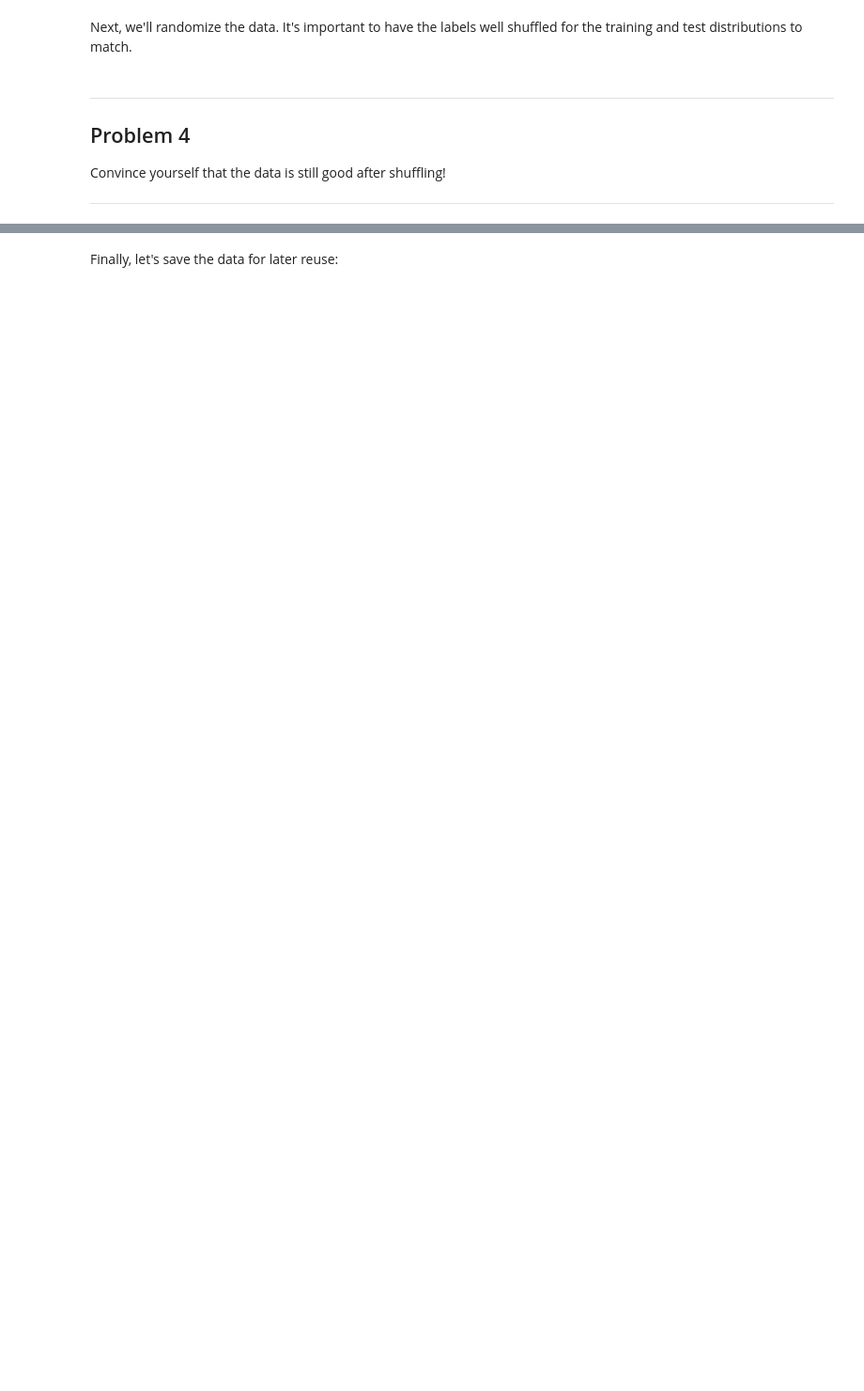
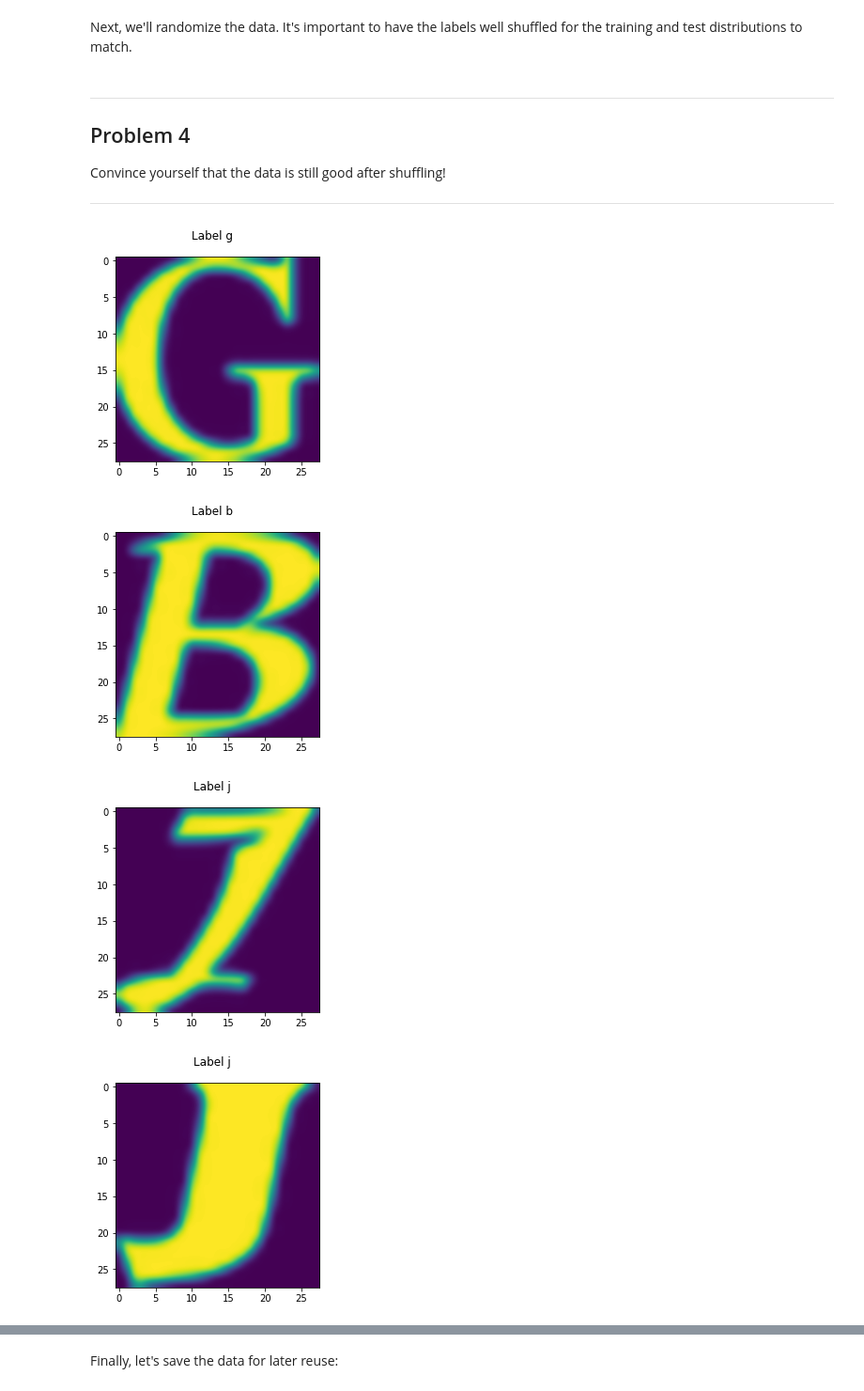
Before and after one commit to radpet/stuff, a Jupyter notebook: fmi-dnn/assignment2/1_notmnist.ipynb, the cells around one changed output, grey strips where cells are left out. Shown at 94% size. Cells and saved outputs as stored; diff of their text form; code cells hidden in the pictures; blank space fills up the shorter version.

```diff
--- a/fmi-dnn/assignment2/1_notmnist.ipynb
+++ b/fmi-dnn/assignment2/1_notmnist.ipynb
@@ -318,3 +373,13 @@ Problem 4
 Convince yourself that the data is still good after shuffling!
 
 ---
+# %%
+for i in range(15):
+    random_idx = np.random.randint(train_labels.shape[0])
+    label = chr(ord('a') + train_labels[random_idx])
+    display_img(train_dataset[random_idx], label)
+# %% [output]
+[figure, added]
+[figure, added]
+[figure, added]
+[figure, added]
```
Also changed, not shown: parts of 17 cells of this notebook.
